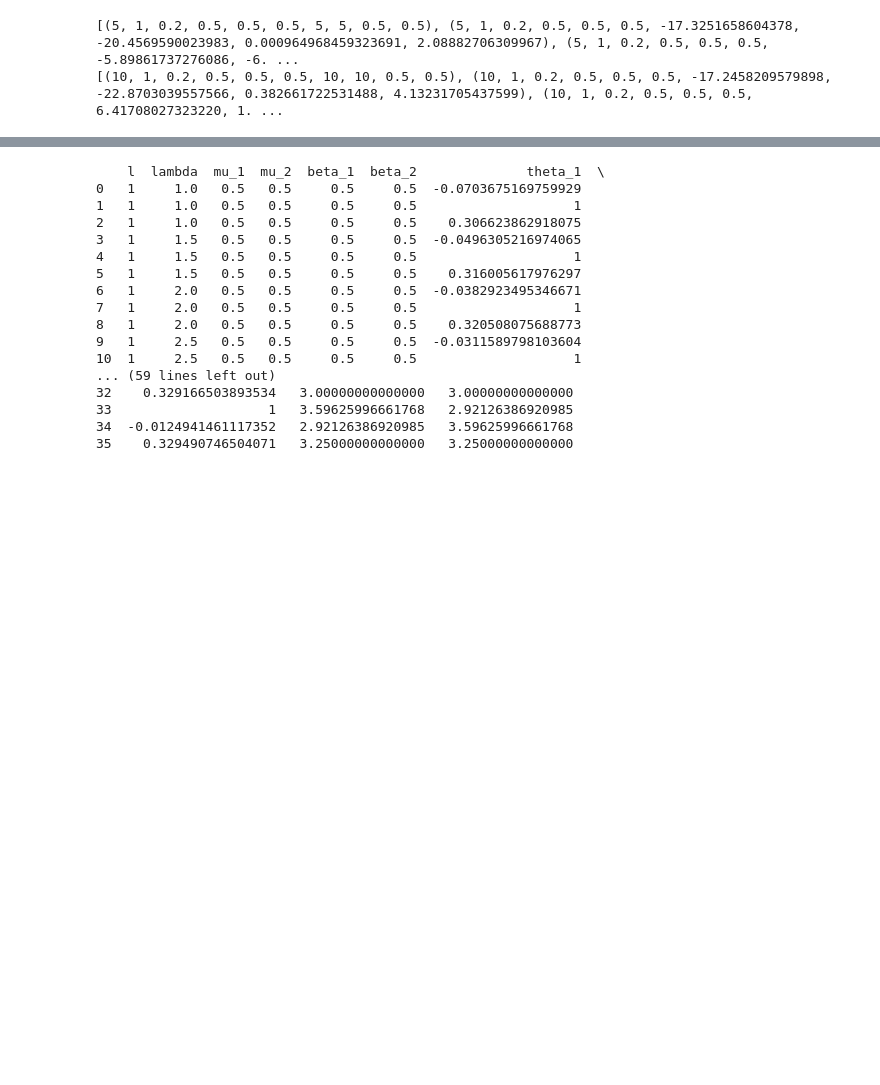
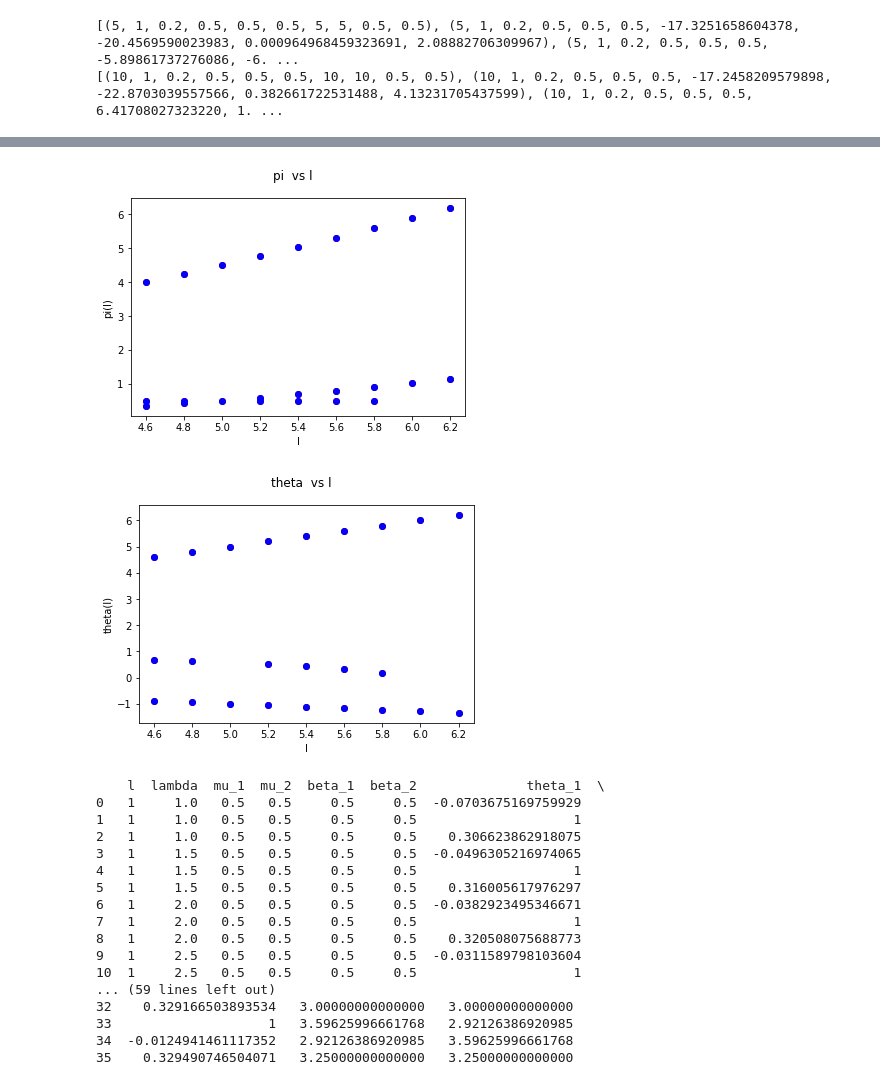
Before and after one commit to ericschulman/health_bargains, a Jupyter notebook: bargains.ipynb, the cells around one changed output, grey strips where cells are left out. Cells and saved outputs as stored; diff of their text form; code cells hidden in the pictures; blank space fills up the shorter version.

```diff
--- a/bargains.ipynb
+++ b/bargains.ipynb
@@ -299 +311,6 @@ quick_plot(simult1_l,'l','simult1')
 [figure]
+# %%
+arg0 =  (1, .5,.5,.5,.5)
+simult2_l =  l_plotter(simult,range(46,64,2),10.0, arg0, v=False)
+
+print simult2_l
@@ -300,3 +335,9 @@ quick_plot(simult1_l,'l','simult1')
+# %%
+simult2_l.to_csv('sheets/simult2_l.csv', sep=',')
+quick_plot(simult2_l,'l','simult2')
+# %% [output]
+[figure, added]
+[figure, added]
 # %%
 arg0 =  (1, .5,.5,.5,.5)
 simult1_q =  q_plotter(simult,range(10,70,5),10.0, arg0)
```
Also changed, not shown: parts of 7 cells of this notebook.
